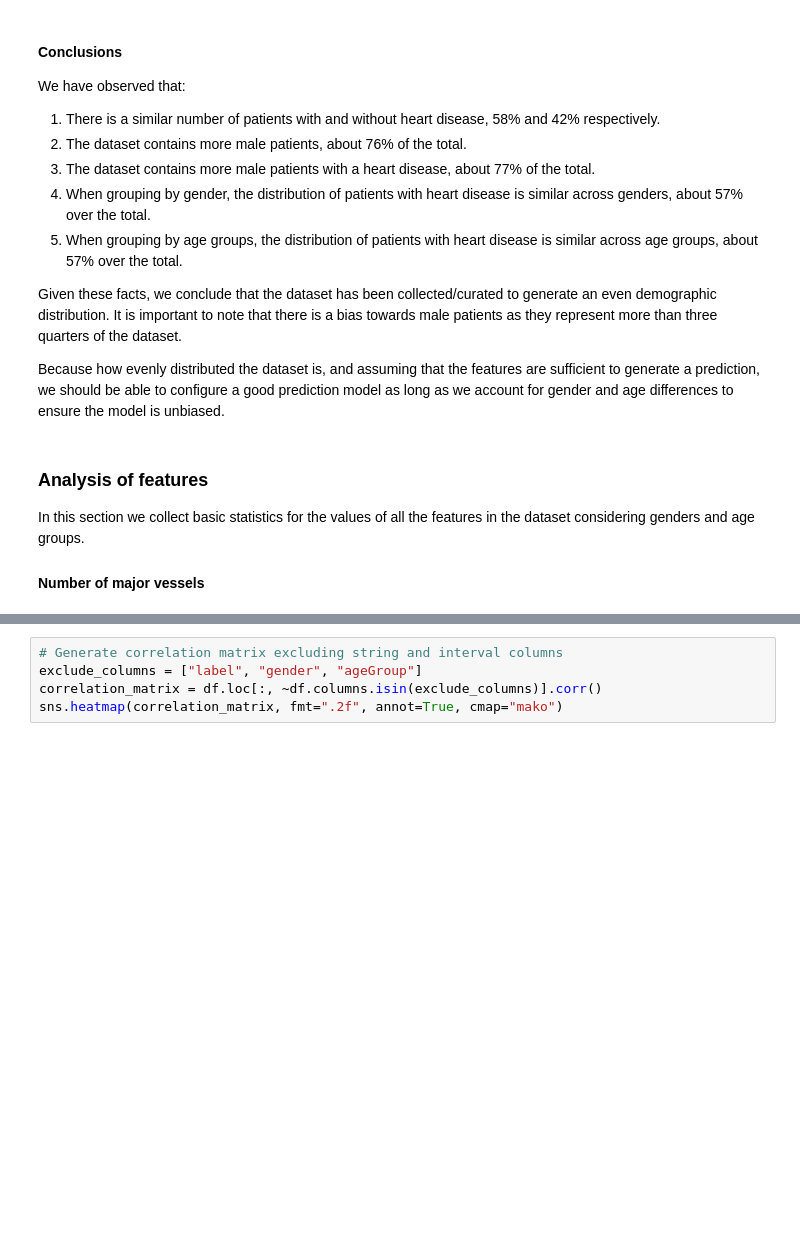
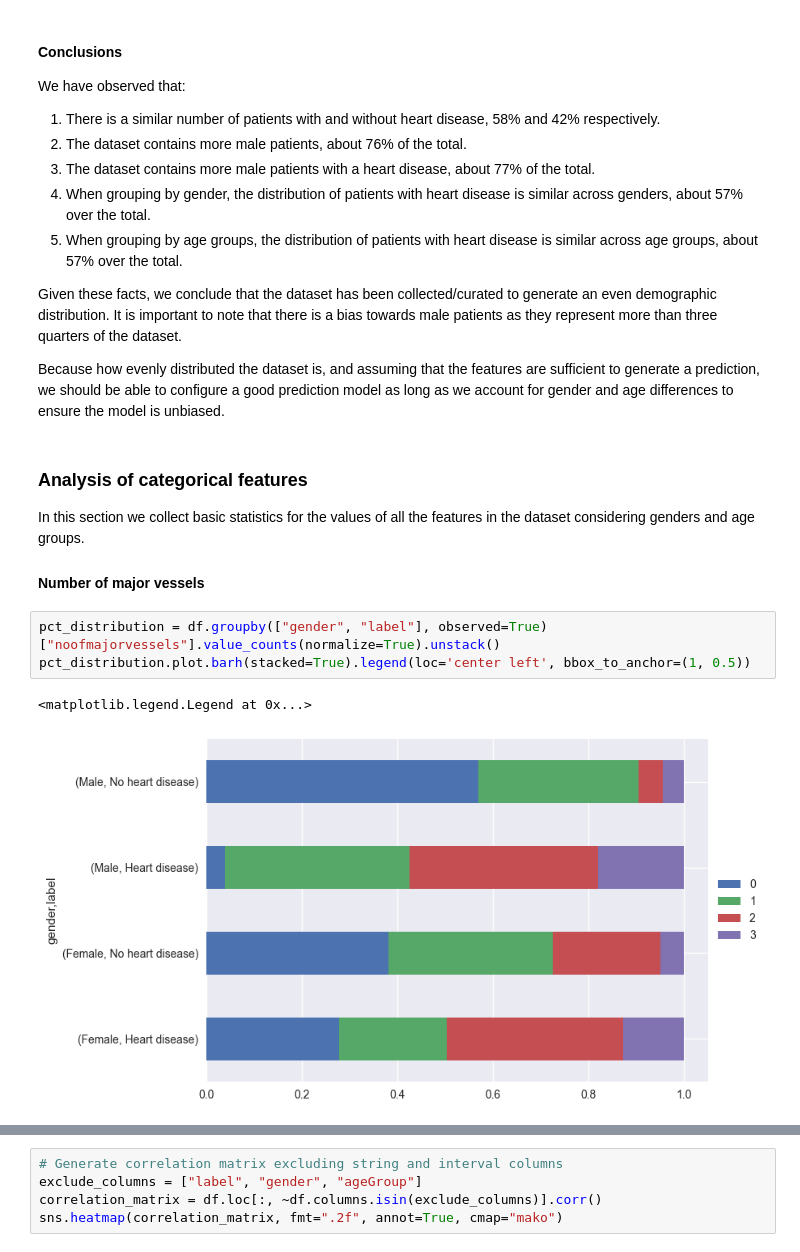
Before and after one commit to lexotero/kcl-7CCSONAR-analysis-and-reporting, a Jupyter notebook: src/notebook.ipynb, the cells around one changed output, grey strips where cells are left out. Saved outputs shown, nothing was run; the diff lists cells and outputs as text; blank space fills up the shorter version.

Commit message:
All categorical features

```diff
--- a/src/notebook.ipynb
+++ b/src/notebook.ipynb
@@ -154,10 +154,16 @@ Given these facts, we conclude that the dataset has been collected/curated to ge
 
 Because how evenly distributed the dataset is, and assuming that the features are sufficient to generate a prediction, we should be able to configure a good prediction model as long as we account for gender and age differences to ensure the model is unbiased.
 # %% [markdown]
-### Analysis of features
+### Analysis of categorical features
 
 In this section we collect basic statistics for the values of all the features in the dataset considering genders and age groups.
 
 #### Number of major vessels
+# %%
+pct_distribution = df.groupby(["gender", "label"], observed=True)["noofmajorvessels"].value_counts(normalize=True).unstack()
+pct_distribution.plot.barh(stacked=True).legend(loc='center left', bbox_to_anchor=(1, 0.5))
+# %% [output]
+<matplotlib.legend.Legend at 0x...>
+[figure, added]
 # %%
 pct_distribution = df.groupby(["ageGroup", "label"], observed=True)["noofmajorvessels"].value_counts(normalize=True).unstack()
```
Also changed, not shown: parts of 13 cells of this notebook.
